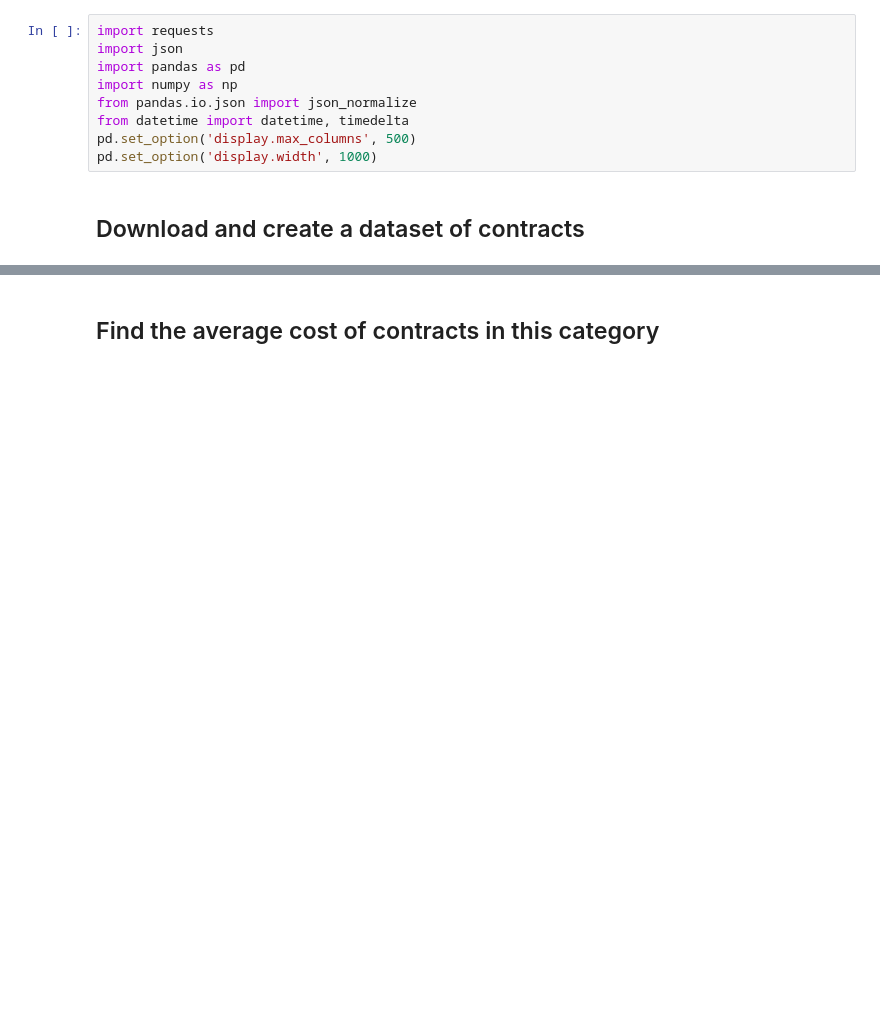
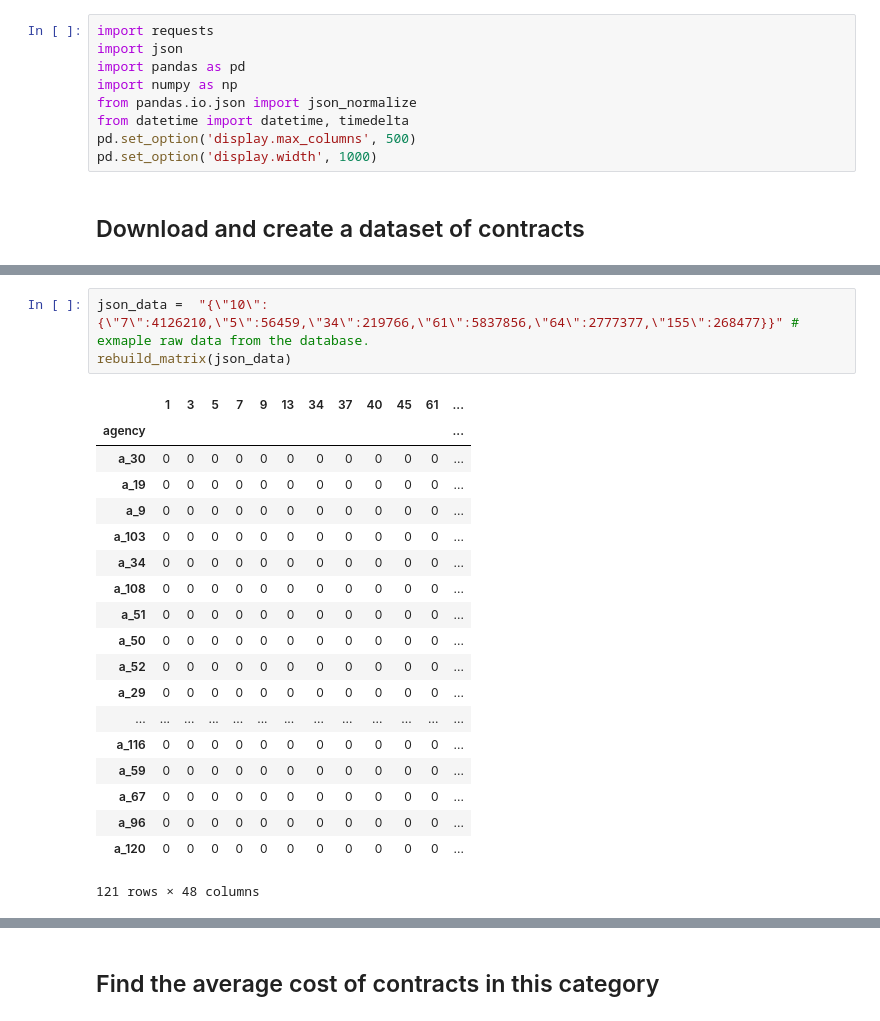
Before and after one commit to bpandrew/govconnectapi, a Jupyter notebook: Untitled.ipynb, the cells around one changed output, grey strips where cells are left out. Drawn from its saved outputs; the diff is of its cells as text; blank space fills up the shorter version.

```diff
--- a/Untitled.ipynb
+++ b/Untitled.ipynb
@@ -98,0 +953,23 @@ df
+# %%
+json_data =  "{\"10\":{\"7\":4126210,\"5\":56459,\"34\":219766,\"61\":5837856,\"64\":2777377,\"155\":268477}}" # exmaple raw data from the database.
+rebuild_matrix(json_data)
+# %% [output]
+|  | 1 | 3 | 5 | 7 | 9 | 13 | 34 | 37 | 40 | 45 | 61 | ... |
+| agency |  |  |  |  |  |  |  |  |  |  |  | ... |
+| a_30 | 0 | 0 | 0 | 0 | 0 | 0 | 0 | 0 | 0 | 0 | 0 | ... |
+| a_19 | 0 | 0 | 0 | 0 | 0 | 0 | 0 | 0 | 0 | 0 | 0 | ... |
+| a_9 | 0 | 0 | 0 | 0 | 0 | 0 | 0 | 0 | 0 | 0 | 0 | ... |
+| a_103 | 0 | 0 | 0 | 0 | 0 | 0 | 0 | 0 | 0 | 0 | 0 | ... |
+| a_34 | 0 | 0 | 0 | 0 | 0 | 0 | 0 | 0 | 0 | 0 | 0 | ... |
+| a_108 | 0 | 0 | 0 | 0 | 0 | 0 | 0 | 0 | 0 | 0 | 0 | ... |
+| a_51 | 0 | 0 | 0 | 0 | 0 | 0 | 0 | 0 | 0 | 0 | 0 | ... |
+| a_50 | 0 | 0 | 0 | 0 | 0 | 0 | 0 | 0 | 0 | 0 | 0 | ... |
+| a_52 | 0 | 0 | 0 | 0 | 0 | 0 | 0 | 0 | 0 | 0 | 0 | ... |
+| a_29 | 0 | 0 | 0 | 0 | 0 | 0 | 0 | 0 | 0 | 0 | 0 | ... |
+| ... | ... | ... | ... | ... | ... | ... | ... | ... | ... | ... | ... | ... |
+| a_116 | 0 | 0 | 0 | 0 | 0 | 0 | 0 | 0 | 0 | 0 | 0 | ... |
+| a_59 | 0 | 0 | 0 | 0 | 0 | 0 | 0 | 0 | 0 | 0 | 0 | ... |
+| a_67 | 0 | 0 | 0 | 0 | 0 | 0 | 0 | 0 | 0 | 0 | 0 | ... |
+| a_96 | 0 | 0 | 0 | 0 | 0 | 0 | 0 | 0 | 0 | 0 | 0 | ... |
+| a_120 | 0 | 0 | 0 | 0 | 0 | 0 | 0 | 0 | 0 | 0 | 0 | ... |
+121 rows × 48 columns
```
Also changed, not shown: parts of 25 cells of this notebook, 12 other files.
